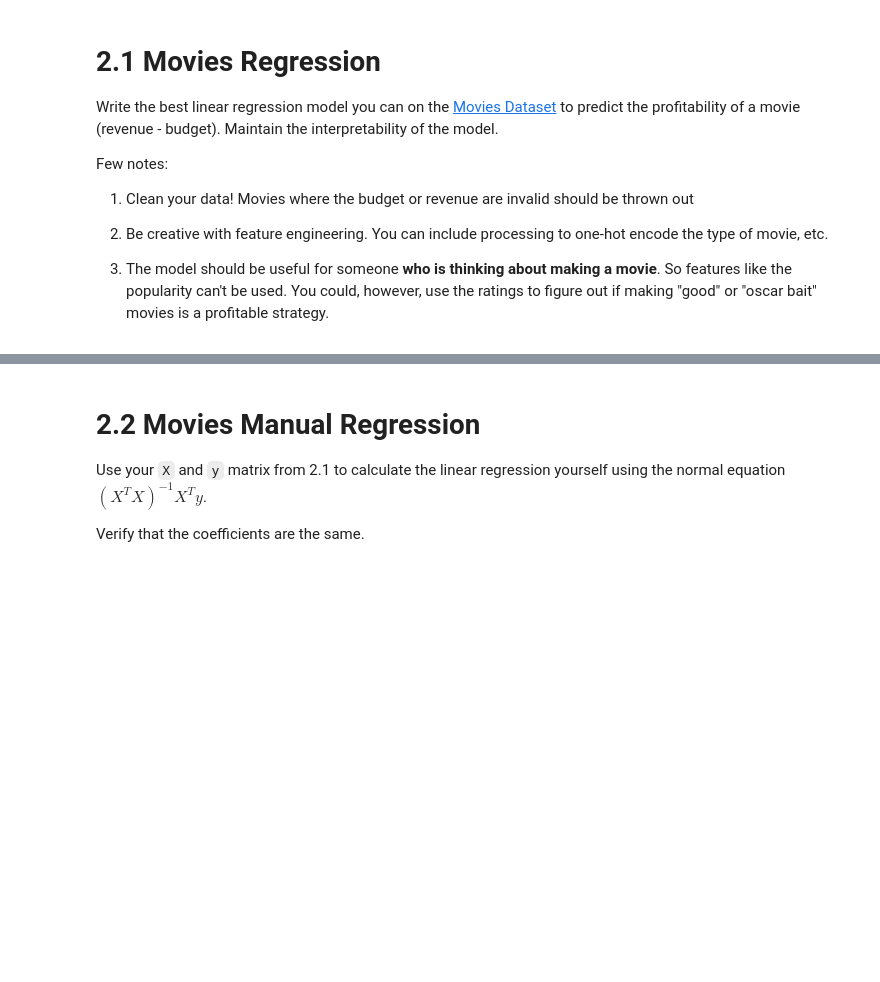
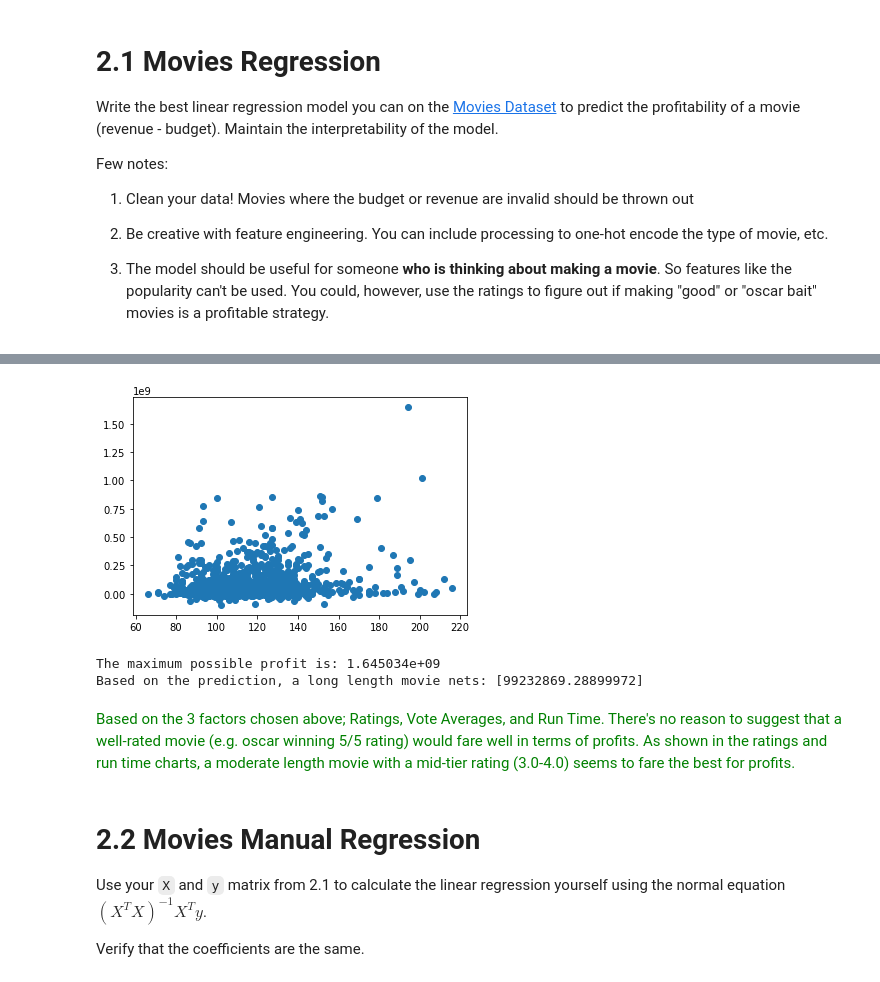
Before and after one commit to cb-ds-1/3-5-optimization, a Jupyter notebook: Workshop_ Maximum likelihood.ipynb, the cells around one changed output, grey strips where cells are left out. Saved outputs shown, nothing was run; the diff lists cells and outputs as text; code cells hidden in the pictures; blank space fills up the shorter version.

```diff
--- a/Workshop_ Maximum likelihood.ipynb
+++ b/Workshop_ Maximum likelihood.ipynb
@@ -48,3 +176,28 @@ Few notes:
+# %%
+x = np.asarray(movies.groupby(by=['id']).mean().runtime)
+y = np.asarray(movies.groupby(by=['id']).mean().profit)
+
+est = sm.OLS(y, x).fit()
+
+fig, ax = plt.subplots()
+ax.scatter(x, y)
+plt.show()
+print("The maximum possible profit is: {:e}".format(max(y)))
+
+"""
+Arbitrarily assigned Runtime limits:
+Short: up to 60 minutes
+Medium: 60 minutes to 120 minutes
+Long: upwards of 120 minutes
+"""
+
+print("Based on the prediction, a long length movie nets:",est.predict(120))
+# %% [output]
+[figure, added]
+The maximum possible profit is: 1.645034e+09
+Based on the prediction, a long length movie nets: [99232869.28899972]
+# %% [markdown]
+<font color='green'>Based on the 3 factors chosen above; Ratings, Vote Averages, and Run Time. There's no reason to suggest that a well-rated movie (e.g. oscar winning 5/5 rating) would fare well in terms of profits. As shown in the ratings and run time charts, a moderate length movie with a mid-tier rating (3.0-4.0) seems to fare the best for profits.</font>
 # %% [markdown]
 # 2.2 Movies Manual Regression
 
```
Also changed, not shown: parts of 9 cells of this notebook.
